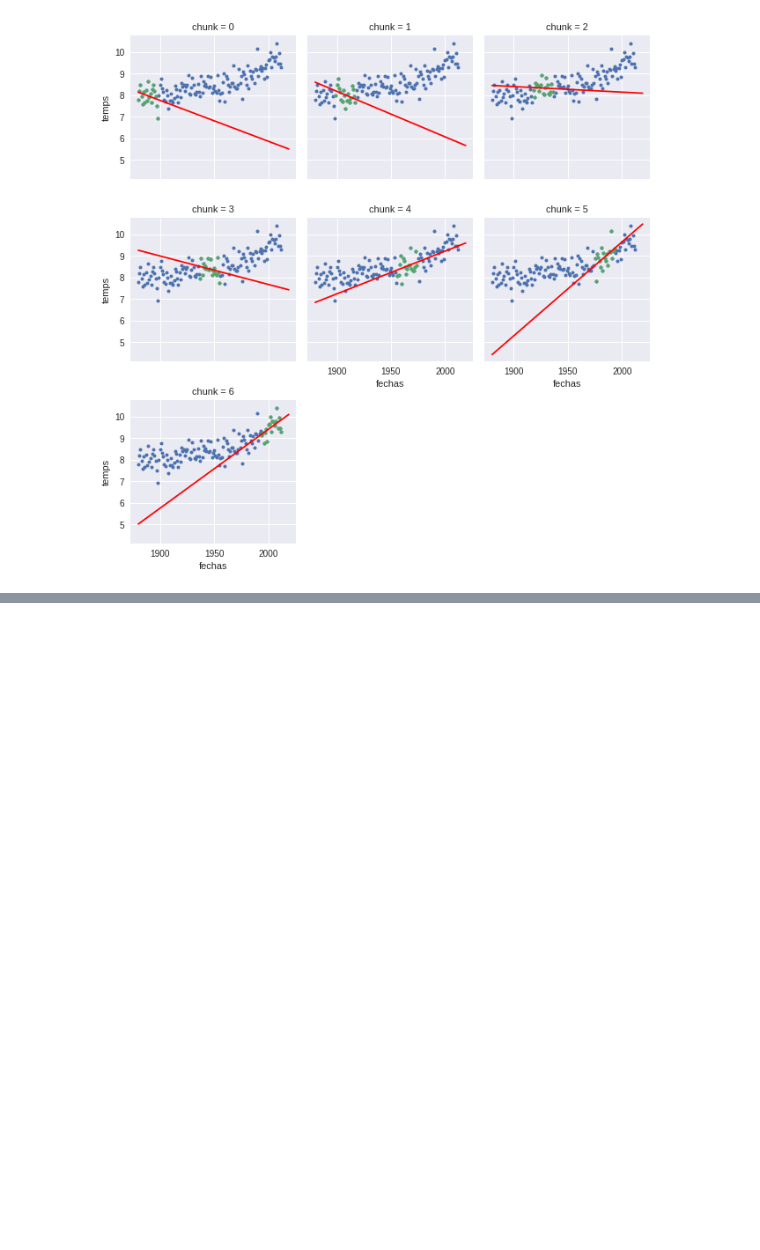
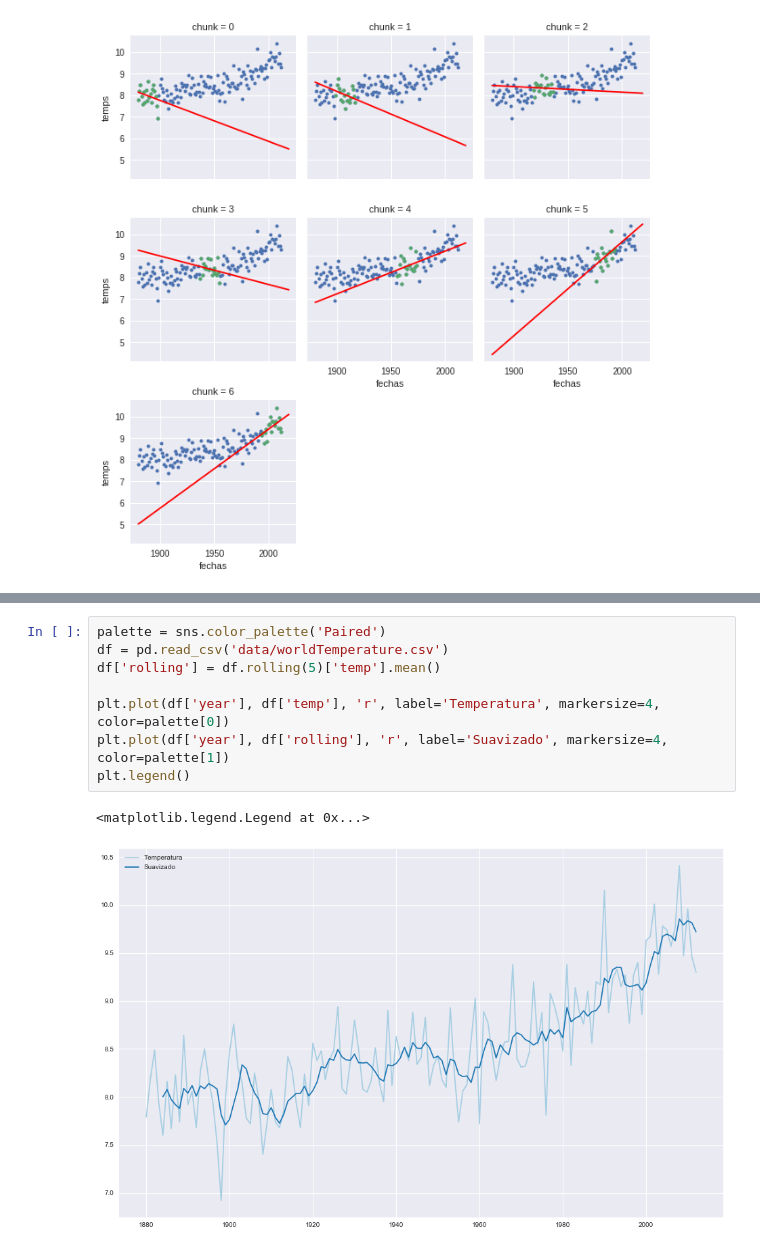
Before and after one commit to smcsicardi/metnum-tp3, a Jupyter notebook: world temperature least squares.ipynb, the cells around one changed output, grey strips where cells are left out. Saved outputs shown, nothing was run; the diff lists cells and outputs as text; blank space fills up the shorter version.

Commit message:
world solo un año

```diff
--- a/world temperature least squares.ipynb
+++ b/world temperature least squares.ipynb
@@ -216,0 +223,11 @@ ecm chunk nro 11 =  0.212421195844
+# %%
+palette = sns.color_palette('Paired')
+df = pd.read_csv('data/worldTemperature.csv')
+df['rolling'] = df.rolling(5)['temp'].mean()
+
+plt.plot(df['year'], df['temp'], 'r', label='Temperatura', markersize=4, color=palette[0])
+plt.plot(df['year'], df['rolling'], 'r', label='Suavizado', markersize=4, color=palette[1])
+plt.legend()
+# %% [output]
+<matplotlib.legend.Legend at 0x...>
+[figure, added]
```
Also changed, not shown: parts of 6 cells of this notebook, 2 other files.
